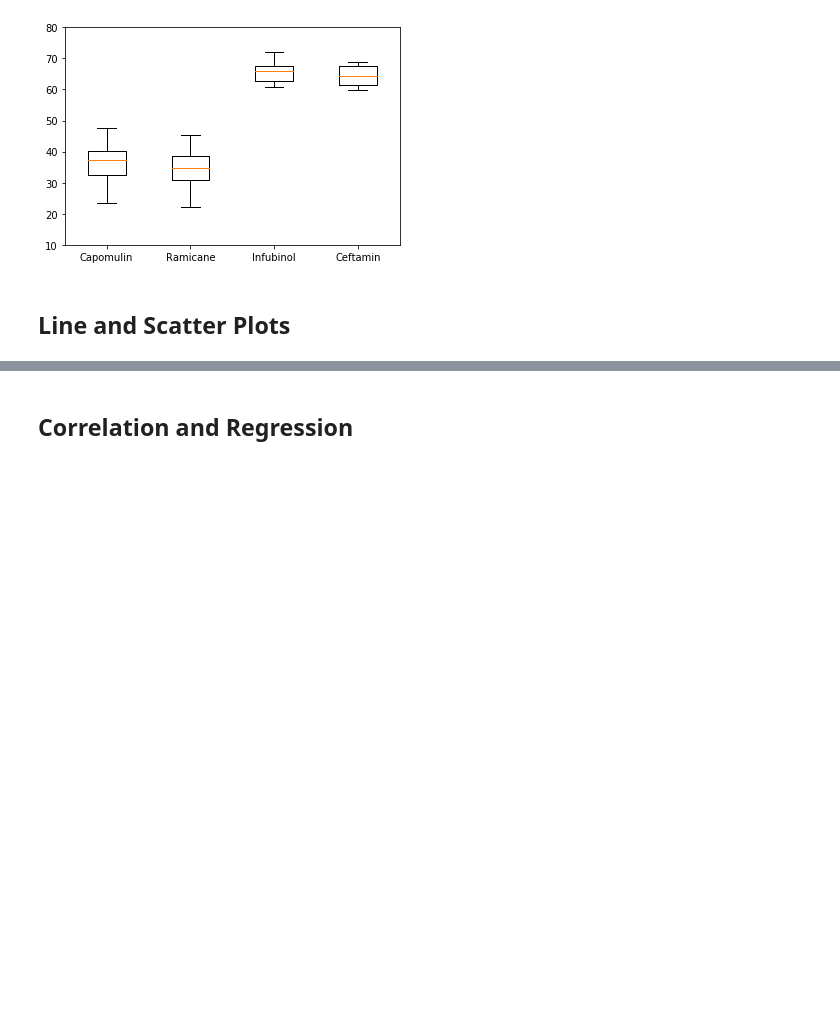
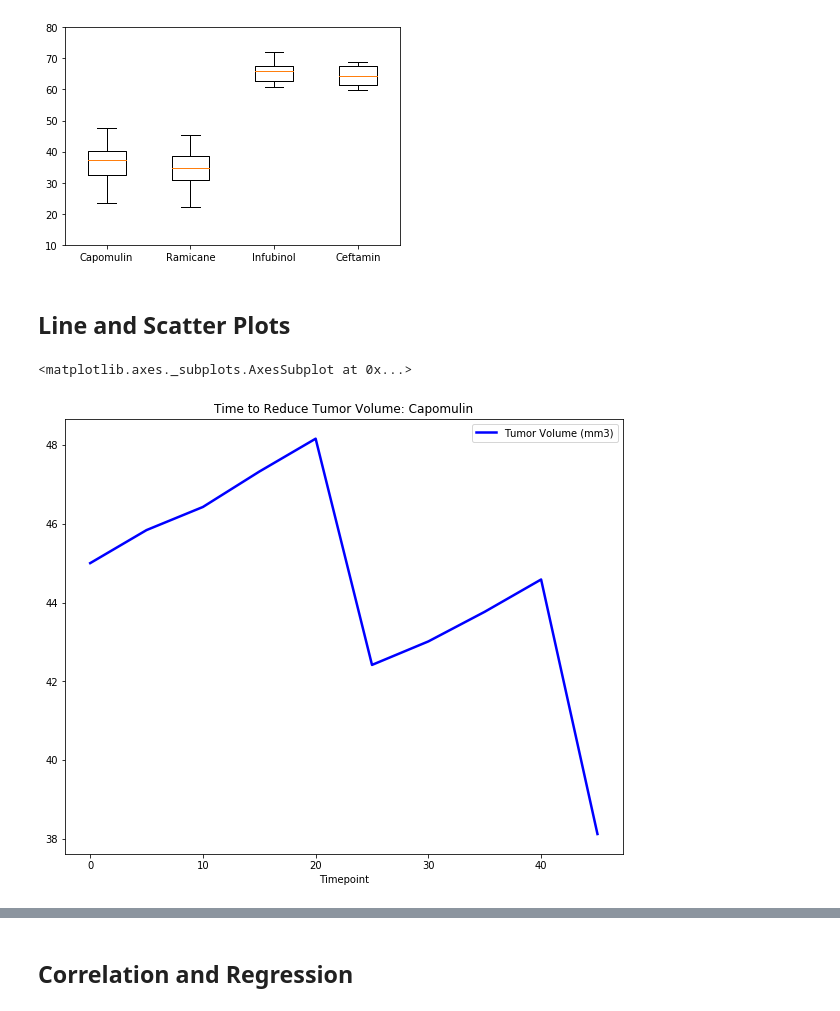
Before and after one commit to Jdahruj/matplotlib-challenge, a Jupyter notebook: Pymaceuticals/pymaceuticals_starter.ipynb, the cells around one changed output, grey strips where cells are left out. Drawn from its saved outputs; the diff is of its cells as text; code cells hidden in the pictures; blank space fills up the shorter version.

```diff
--- a/Pymaceuticals/pymaceuticals_starter.ipynb
+++ b/Pymaceuticals/pymaceuticals_starter.ipynb
@@ -342,0 +341,21 @@ plt.show()
+# %%
+# Generate a line plot of time point versus tumor volume for a mouse treated with Capomulin
+
+# Create a new DataFrame that looks into Capomulin
+cap_df = clean_df.loc[clean_df["Drug Regimen"] == "Capomulin"]
+cap_df = cap_df.reset_index()
+
+# Select data of a single mouse
+cap_single_df = cap_df.loc[cap_df["Mouse ID"] == "j119"]
+
+# Select the columns
+cap_single_df = cap_single_df.loc[:, ["Timepoint", "Tumor Volume (mm3)"]]
+
+# Reset the index
+cap_single_df = cap_single_df.reset_index(drop=True)
+
+# Generate the line plot
+cap_single_df.set_index('Timepoint').plot(figsize=(10, 8), linewidth=2.5, color='blue', title="Time to Reduce Tumor Volume: Capomulin")
+# %% [output]
+<matplotlib.axes._subplots.AxesSubplot at 0x...>
+[figure, added]
```
Also changed, not shown: parts of 7 cells of this notebook.
